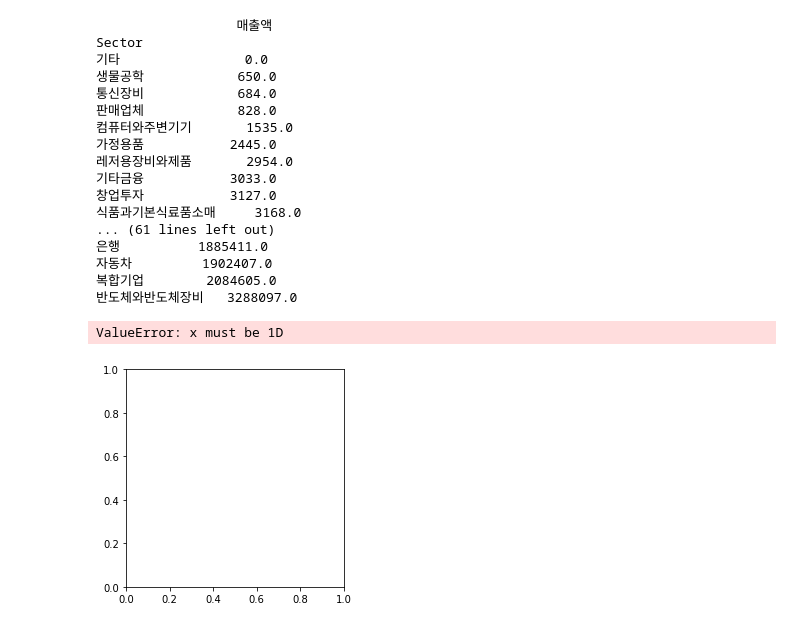
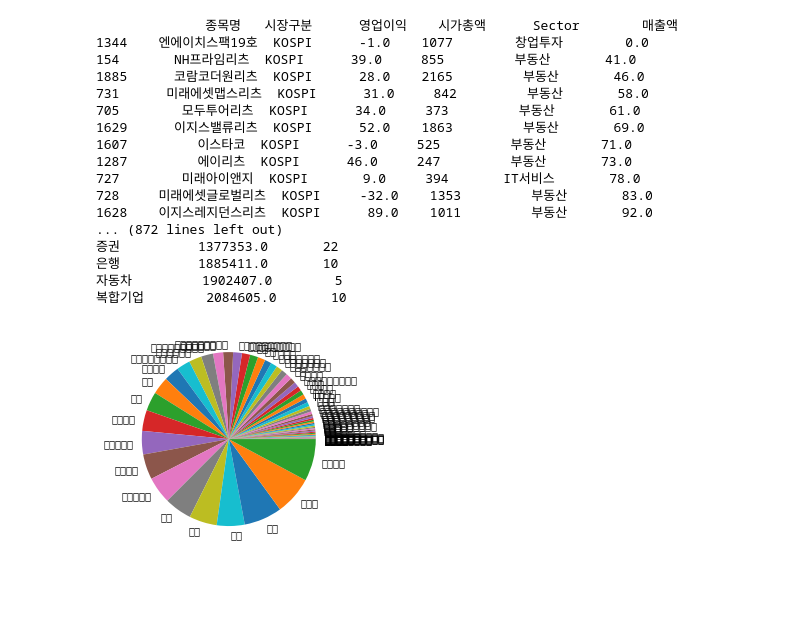
Before and after one commit to limetree06/dataScience, a Jupyter notebook: week3/stockMarket_analytics.ipynb, the cells around one changed output. Saved outputs shown, nothing was run; the diff lists cells and outputs as text; code cells hidden in the pictures; blank space fills up the shorter version.

```diff
--- a/week3/stockMarket_analytics.ipynb
+++ b/week3/stockMarket_analytics.ipynb
@@ -92,42 +84,42 @@ dtype: float64
 # %%
+
 import matplotlib.pyplot as plt
-upjong = pd.read_excel('upjong.xlsx', engine='openpyxl')
-merged = pd.merge(listed_company_df, upjong, on='종목명_x', how='inner')
-merged.dropna()
-filtered_companies = merged[['종목명_x', '시장구분_x', '업종명', '영업이익', '시가총액_y', 'Sector','매출액']]
+upjong = pd.read_excel('upjong_merged.xlsx', engine='openpyxl')
 
-#KOSPI
-KOSPI_companies = filtered_companies[filtered_companies['시장구분_x']=="KOSPI"]
+filtered_companies = upjong[['종목명', '시장구분', '영업이익', '시가총액', 'Sector','매출액']]
+
+KOSPI_companies = filtered_companies[filtered_companies['시장구분'] == "KOSPI"]
 
 KOSPI_companies = KOSPI_companies.apply(lambda x: x.str.replace(',', ''))
 KOSPI_companies['영업이익'] = pd.to_numeric(KOSPI_companies['영업이익'])
 KOSPI_companies['매출액'] = pd.to_numeric(KOSPI_companies['매출액'])
 
-#KOSPI_companies = KOSPI_companies.loc[KOSPI_companies['시가총액'] < 10**12]
-KOSPI_groupby_sum = KOSPI_companies.groupby('Sector')['매출액'].agg(매출액='sum').sort_values(by=['매출액'])
-#KOSPI_groupby_sum = KOSPI_companies.groupby('Sector')['시가총액'].agg(시가총액='sum', MyCount='count').sort_values(by=['시가총액'])
-#KOSPI_groupby_mean = KOSPI_companies.groupby('Sector').mean().sort_values(by=['시가총액'])
+KOSPI_companies = KOSPI_companies.dropna()
+KOSPI_companies = KOSPI_companies.sort_values(by=['매출액'])
+#KOSPI_companies = KOSPI_companies.loc[KOSPI_companies['매출액'] < 10**6]
 
+KOSPI_groupby_sum = KOSPI_companies.groupby('Sector')['매출액'].agg(매출액='sum',  MyCount='count').sort_values(by=['매출액'])
 
+plt.pie(KOSPI_groupby_sum['매출액'].to_list(), labels= KOSPI_groupby_sum.index.to_list())
+#plt.hist(KOSPI_groupby_sum['매출액'].to_list())
+print(KOSPI_companies.to_string())
 print(KOSPI_groupby_sum.to_string())
-plt.pie(KOSPI_groupby_sum)
 # %% [output]
-                  매출액
-Sector
-기타                0.0
-생물공학            650.0
-통신장비            684.0
-판매업체            828.0
-컴퓨터와주변기기       1535.0
-가정용품           2445.0
-레저용장비와제품       2954.0
-기타금융           3033.0
-창업투자           3127.0
-식품과기본식료품소매     3168.0
-... (61 lines left out)
-은행          1885411.0
-자동차         1902407.0
-복합기업        2084605.0
-반도체와반도체장비   3288097.0
+              종목명   시장구분      영업이익    시가총액      Sector        매출액
+1344    엔에이치스팩19호  KOSPI      -1.0    1077        창업투자        0.0
+154       NH프라임리츠  KOSPI      39.0     855         부동산       41.0
+1885      코람코더원리츠  KOSPI      28.0    2165         부동산       46.0
+731      미래에셋맵스리츠  KOSPI      31.0     842         부동산       58.0
+705        모두투어리츠  KOSPI      34.0     373         부동산       61.0
+1629      이지스밸류리츠  KOSPI      52.0    1863         부동산       69.0
+1607         이스타코  KOSPI      -3.0     525         부동산       71.0
+1287         에이리츠  KOSPI      46.0     247         부동산       73.0
+727        미래아이앤지  KOSPI       9.0     394       IT서비스       78.0
+728     미래에셋글로벌리츠  KOSPI     -32.0    1353         부동산       83.0
+1628    이지스레지던스리츠  KOSPI      89.0    1011         부동산       92.0
+... (872 lines left out)
+증권          1377353.0       22
+은행          1885411.0       10
+자동차         1902407.0        5
+복합기업        2084605.0       10
-ValueError: x must be 1D
-[figure, old version]
+[figure, new version]
```
Also changed, not shown: parts of 2 cells of this notebook, 1 other file.
